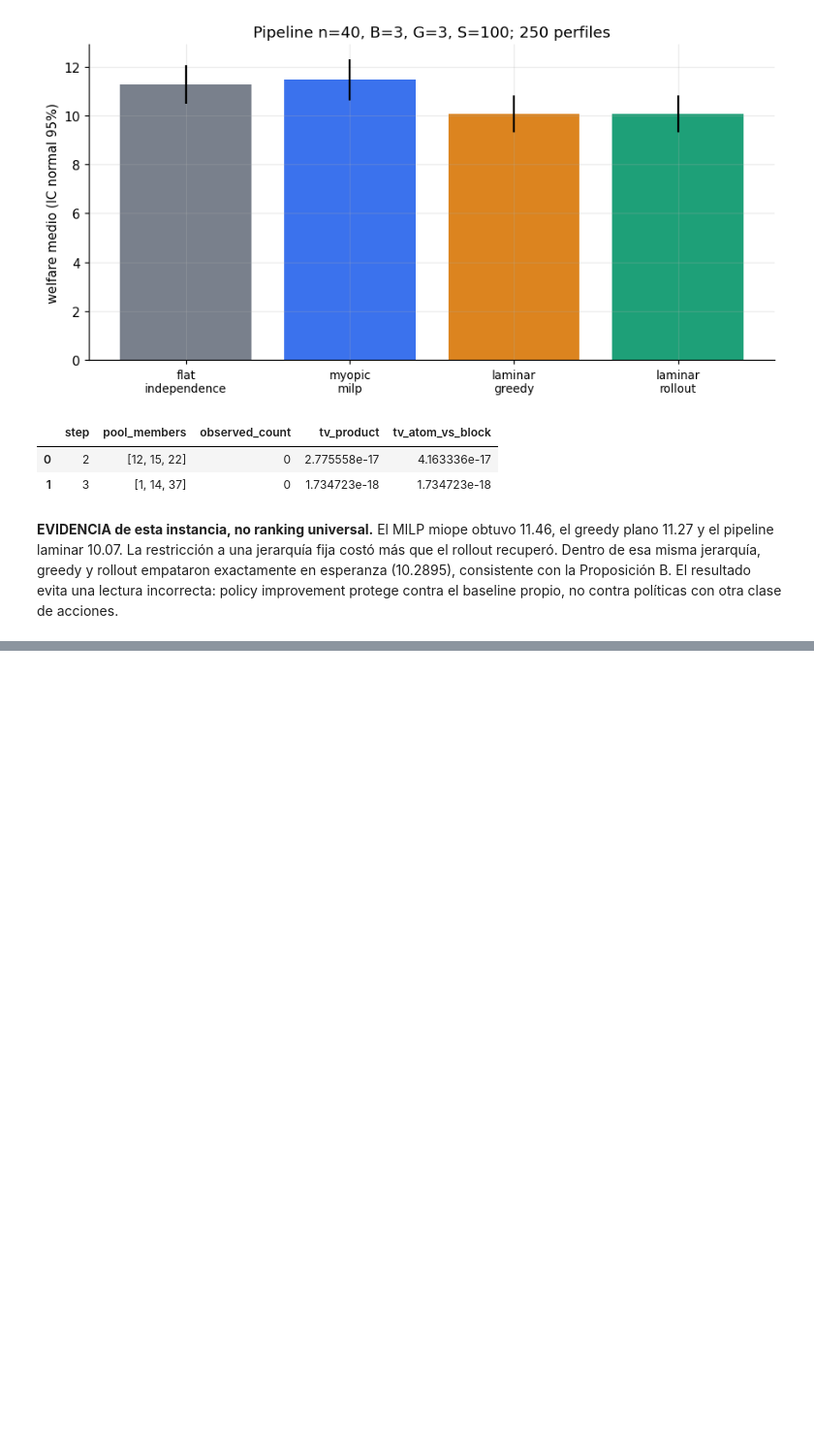
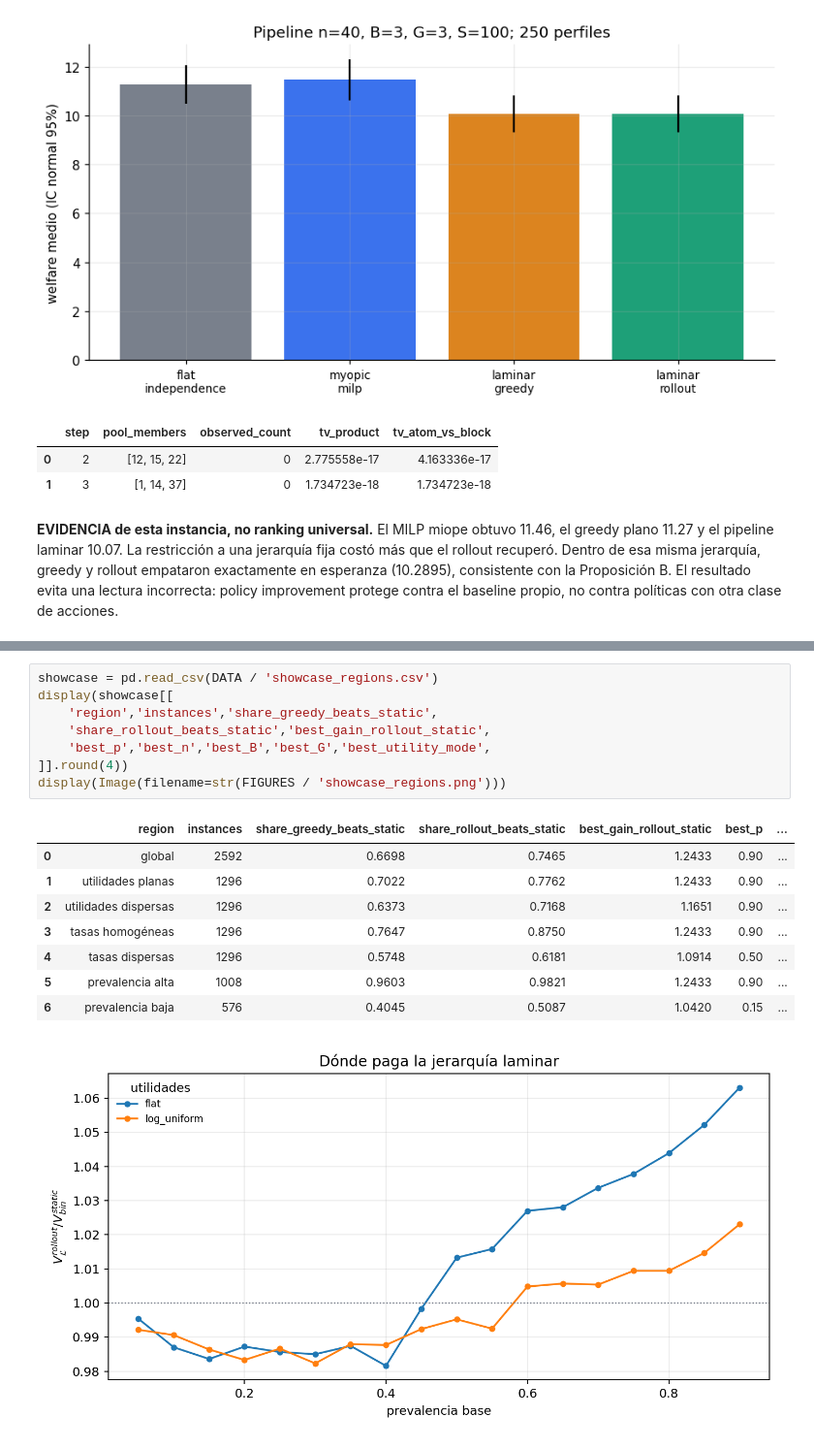
Before and after one commit to hectorrbv/pooled-testing-dynamic, a Jupyter notebook: augmented/notebooks/22_milp_laminar.ipynb, the cells around one changed output, grey strips where cells are left out. Shown at 97% size. Cells and saved outputs as stored; diff of their text form; blank space fills up the shorter version.

```diff
--- a/augmented/notebooks/22_milp_laminar.ipynb
+++ b/augmented/notebooks/22_milp_laminar.ipynb
@@ -560,0 +761,18 @@ políticas con otra clase de acciones.
+# %%
+showcase = pd.read_csv(DATA / 'showcase_regions.csv')
+display(showcase[[
+    'region','instances','share_greedy_beats_static',
+    'share_rollout_beats_static','best_gain_rollout_static',
+    'best_p','best_n','best_B','best_G','best_utility_mode',
+]].round(4))
+display(Image(filename=str(FIGURES / 'showcase_regions.png')))
+# %% [output]
+|  | region | instances | share_greedy_beats_static | share_rollout_beats_static | best_gain_rollout_static | best_p | ... |
+| 0 | global | 2592 | 0.6698 | 0.7465 | 1.2433 | 0.90 | ... |
+| 1 | utilidades planas | 1296 | 0.7022 | 0.7762 | 1.2433 | 0.90 | ... |
+| 2 | utilidades dispersas | 1296 | 0.6373 | 0.7168 | 1.1651 | 0.90 | ... |
+| 3 | tasas homogéneas | 1296 | 0.7647 | 0.8750 | 1.2433 | 0.90 | ... |
+| 4 | tasas dispersas | 1296 | 0.5748 | 0.6181 | 1.0914 | 0.50 | ... |
+| 5 | prevalencia alta | 1008 | 0.9603 | 0.9821 | 1.2433 | 0.90 | ... |
+| 6 | prevalencia baja | 576 | 0.4045 | 0.5087 | 1.0420 | 0.15 | ... |
+[figure, added]
```
Also changed, not shown: parts of 11 cells of this notebook, 10 other files.
